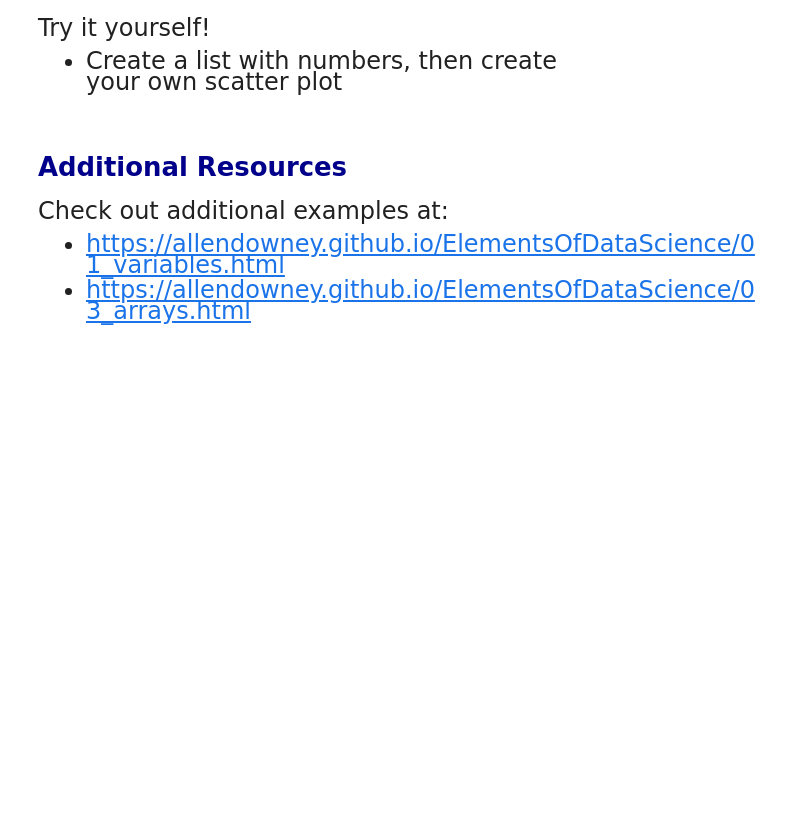
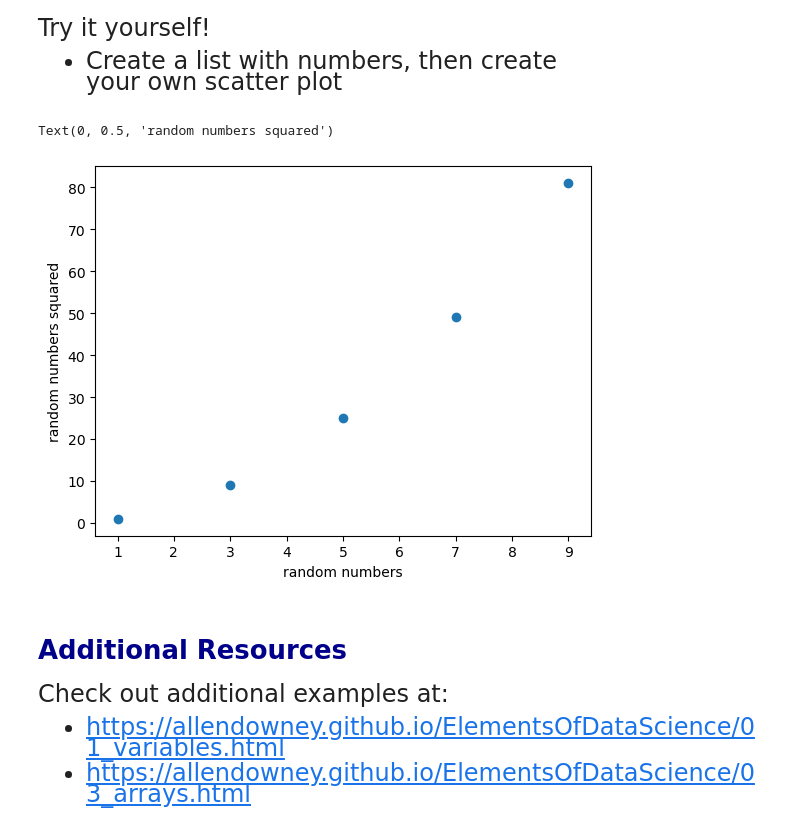
Before and after one commit to alejandrosanchezbecerra/qtm151spring2024, a Jupyter notebook: Lecture 02/lecture2.ipynb, the cells around one changed output. Saved outputs shown, nothing was run; the diff lists cells and outputs as text; code cells hidden in the pictures; blank space fills up the shorter version.

```diff
--- a/Lecture 02/lecture2.ipynb
+++ b/Lecture 02/lecture2.ipynb
@@ -282,3 +356,15 @@ your own scatter plot
+# %%
+# Write your own code here
+
+List_rdnumbers = [1,3,5,7,9]
+list_rdnumberssqr = [1,9,25,49,81]
+
+plt.scatter(x = List_rdnumbers, y= list_rdnumberssqr)
+plt.xlabel('random numbers')
+plt.ylabel('random numbers squared')
+# %% [output]
+Text(0, 0.5, 'random numbers squared')
+[figure, added]
 # %% [markdown]
 # <span style="color:darkblue"> Additional Resources </span>
 
```
Also changed, not shown: parts of 31 cells of this notebook.
